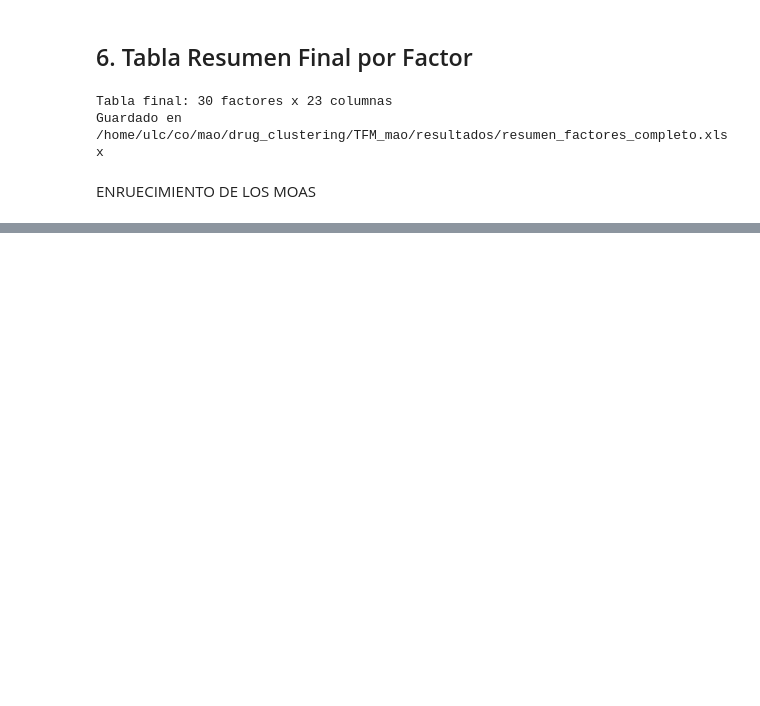
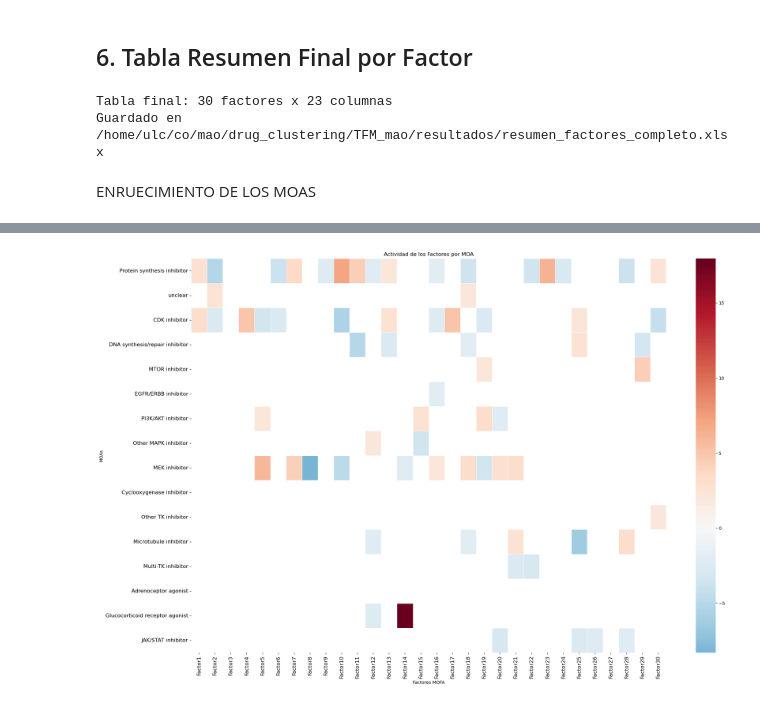
Before and after one commit to MALL-Lab/drug_clustering_pub, a Jupyter notebook: TFM_mao/notebooks/09_biological_analysis.ipynb, the cells around one changed output, grey strips where cells are left out. Drawn from its saved outputs; the diff is of its cells as text; code cells hidden in the pictures; blank space fills up the shorter version.

```diff
--- a/TFM_mao/notebooks/09_biological_analysis.ipynb
+++ b/TFM_mao/notebooks/09_biological_analysis.ipynb
@@ -381,0 +411,22 @@ plt.show()
+# %%
+
+fig, ax = plt.subplots(figsize=(22, 14))
+
+sns.heatmap(acts_signif.T,
+            cmap='RdBu_r',
+            center=0,
+            linewidths=0.5,
+            #fmt=".2f",
+            #annot=True,
+            yticklabels=True,
+            xticklabels=True,
+            ax=ax)
+plt.title('Actividad de los Factores por MOA')
+ax.tick_params(axis='x', labelsize=12)
+ax.tick_params(axis='y' , labelsize=12)
+plt.xlabel('Factores MOFA')
+plt.ylabel('MOAs')
+plt.tight_layout()
+plt.show()
+# %% [output]
+[figure, added]
```
Also changed, not shown: parts of 9 cells of this notebook, 22 other files.
